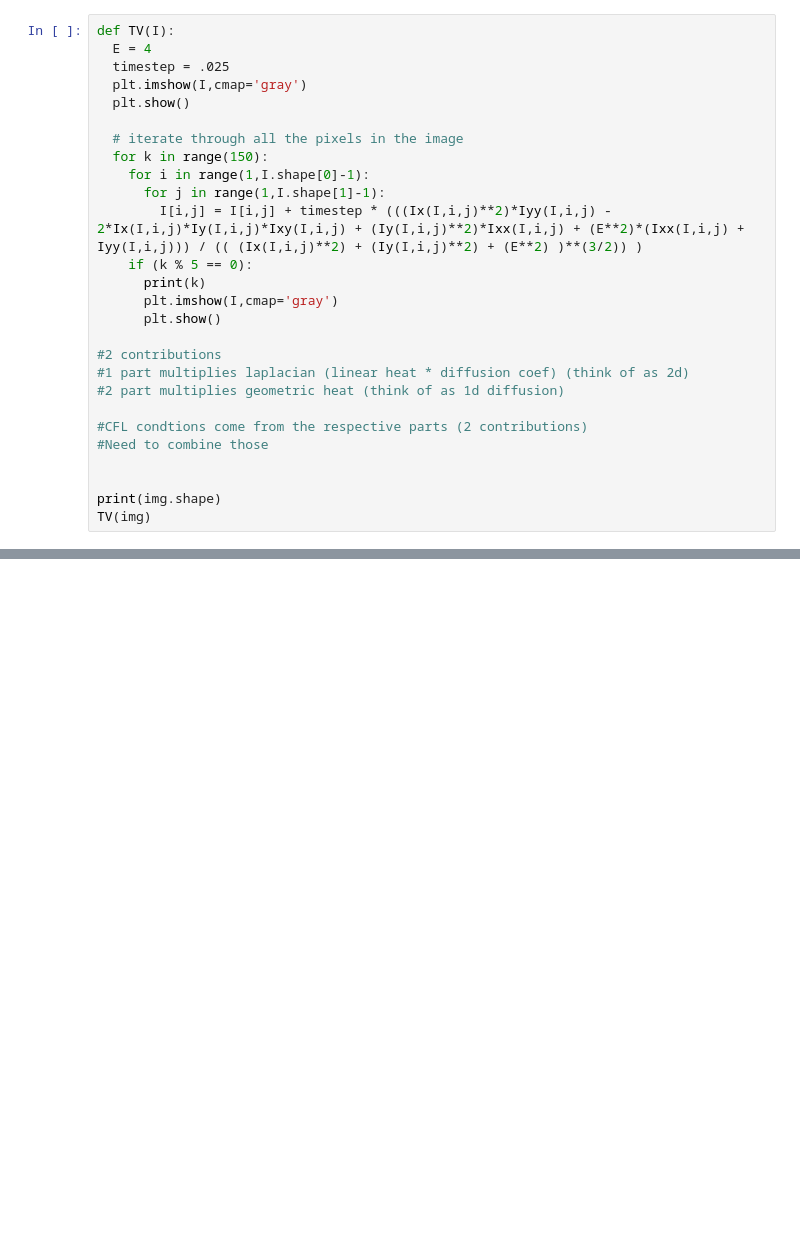
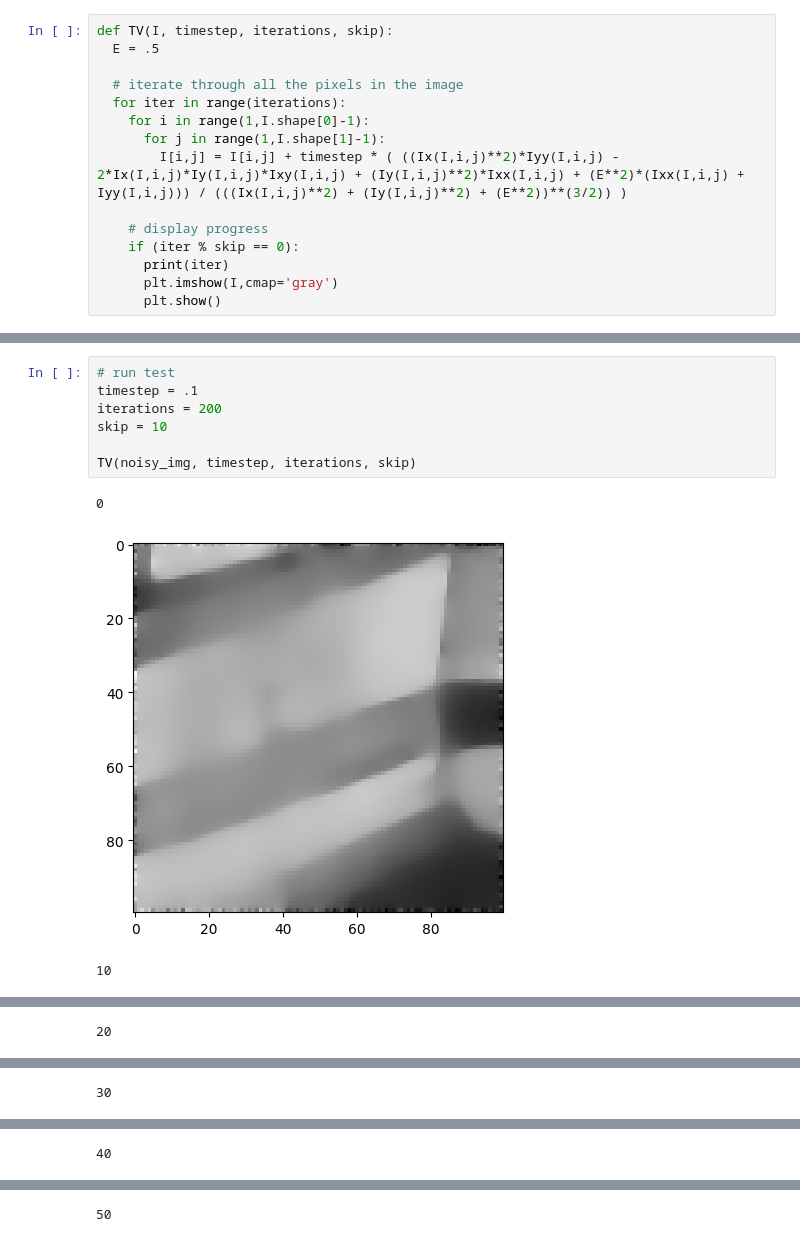
Before and after one commit to AlexDom513/ECE-6560-Final-Project, a Jupyter notebook: code/TV.ipynb, the cells around one changed output, grey strips where cells are left out. Saved outputs shown, nothing was run; the diff lists cells and outputs as text; blank space fills up the shorter version.

```diff
--- a/code/TV.ipynb
+++ b/code/TV.ipynb
@@ -50,27 +60,15 @@ def Ixy(I,i,j):
 # %%
-def TV(I):
-  E = 4
-  timestep = .025
-  plt.imshow(I,cmap='gray')
-  plt.show()
+def TV(I, timestep, iterations, skip):
+  E = .5
 
   # iterate through all the pixels in the image
-  for k in range(150):
+  for iter in range(iterations):
     for i in range(1,I.shape[0]-1):
       for j in range(1,I.shape[1]-1):
-        I[i,j] = I[i,j] + timestep * (((Ix(I,i,j)**2)*Iyy(I,i,j) - 2*Ix(I,i,j)*Iy(I,i,j)*Ixy(I,i,j) + (Iy(I,i,j)**2)*Ixx(I,i,j) + (E**2)*(Ixx(I,i,j) + Iyy(I,i,j))) / (( (Ix(I,i,j)**2) + (Iy(I,i,j)**2) + (E**2) )**(3/2)) )
-    if (k % 5 == 0):
-      print(k)
+        I[i,j] = I[i,j] + timestep * ( ((Ix(I,i,j)**2)*Iyy(I,i,j) - 2*Ix(I,i,j)*Iy(I,i,j)*Ixy(I,i,j) + (Iy(I,i,j)**2)*Ixx(I,i,j) + (E**2)*(Ixx(I,i,j) + Iyy(I,i,j))) / (((Ix(I,i,j)**2) + (Iy(I,i,j)**2) + (E**2))**(3/2)) )
+
+    # display progress
+    if (iter % skip == 0):
+      print(iter)
       plt.imshow(I,cmap='gray')
       plt.show()
-
-#2 contributions
-#1 part multiplies laplacian (linear heat * diffusion coef) (think of as 2d)
-#2 part multiplies geometric heat (think of as 1d diffusion)
-
-#CFL condtions come from the respective parts (2 contributions)
-#Need to combine those
-
-
-print(img.shape)
-TV(img)
@@ -90,0 +75,11 @@ TV(img)
+# %%
+# run test
+timestep = .1
+iterations = 200
+skip = 10
+
+TV(noisy_img, timestep, iterations, skip)
+# %% [output]
+0
+[figure, added]
+10
@@ -90,0 +87 @@ TV(img)
+20
@@ -90,0 +89 @@ TV(img)
+30
@@ -90,0 +91 @@ TV(img)
+40
@@ -90,0 +93 @@ TV(img)
+50
```
Also changed, not shown: parts of 7 cells of this notebook, 1 other file.
